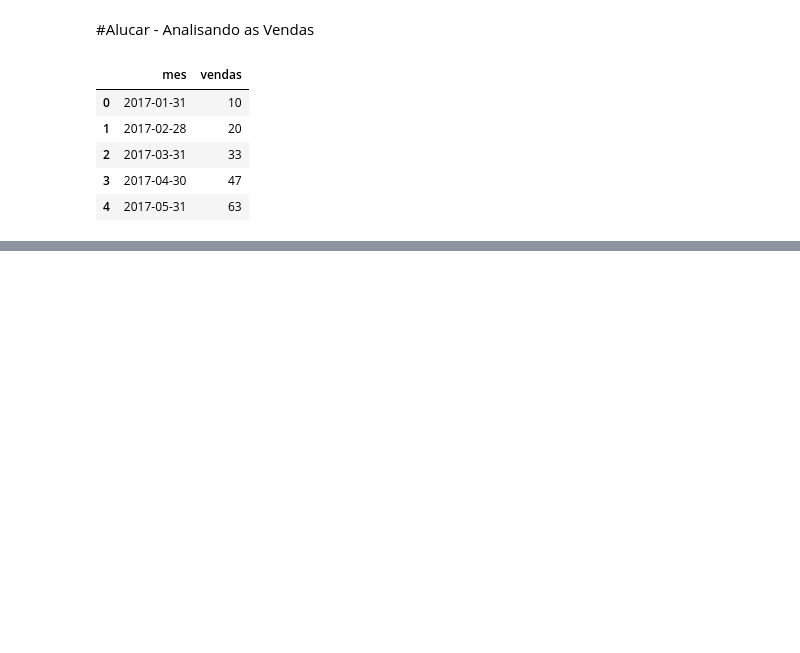
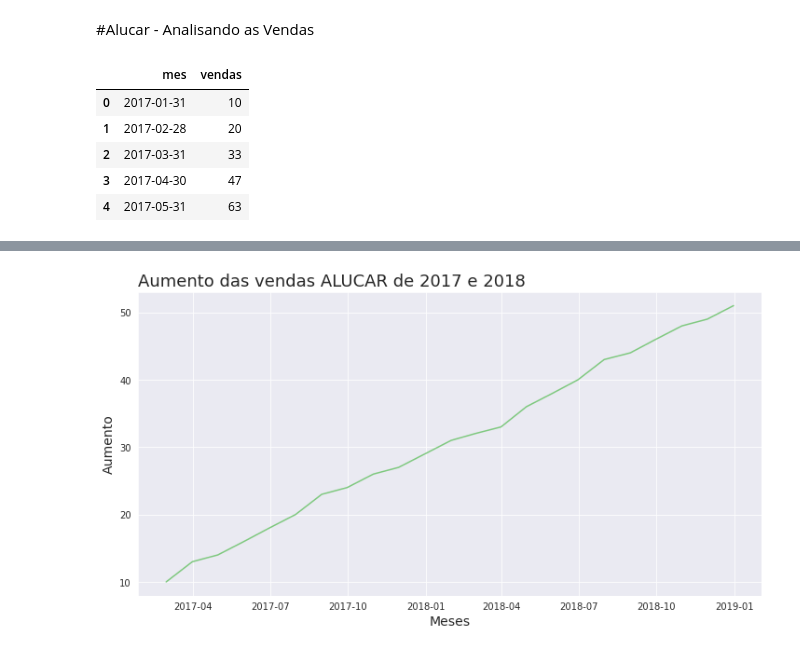
Before and after one commit to brenosyperrek/pandas_time_series, a Jupyter notebook: Time_Series.ipynb, the cells around one changed output, grey strips where cells are left out. Drawn from its saved outputs; the diff is of its cells as text; code cells hidden in the pictures; blank space fills up the shorter version.

```diff
--- a/Time_Series.ipynb
+++ b/Time_Series.ipynb
@@ -21,0 +70,3 @@ dados.head()
+# %%
+alucar['aumento'] = alucar['vendas'].diff()
+alucar.head
@@ -21,0 +91,4 @@ dados.head()
+# %%
+plotar('Aumento das vendas ALUCAR de 2017 e 2018', 'Meses', 'Aumento', 'mes', 'aumento', alucar)
+# %% [output]
+[figure, added]
```
Also changed, not shown: parts of 20 cells of this notebook.
